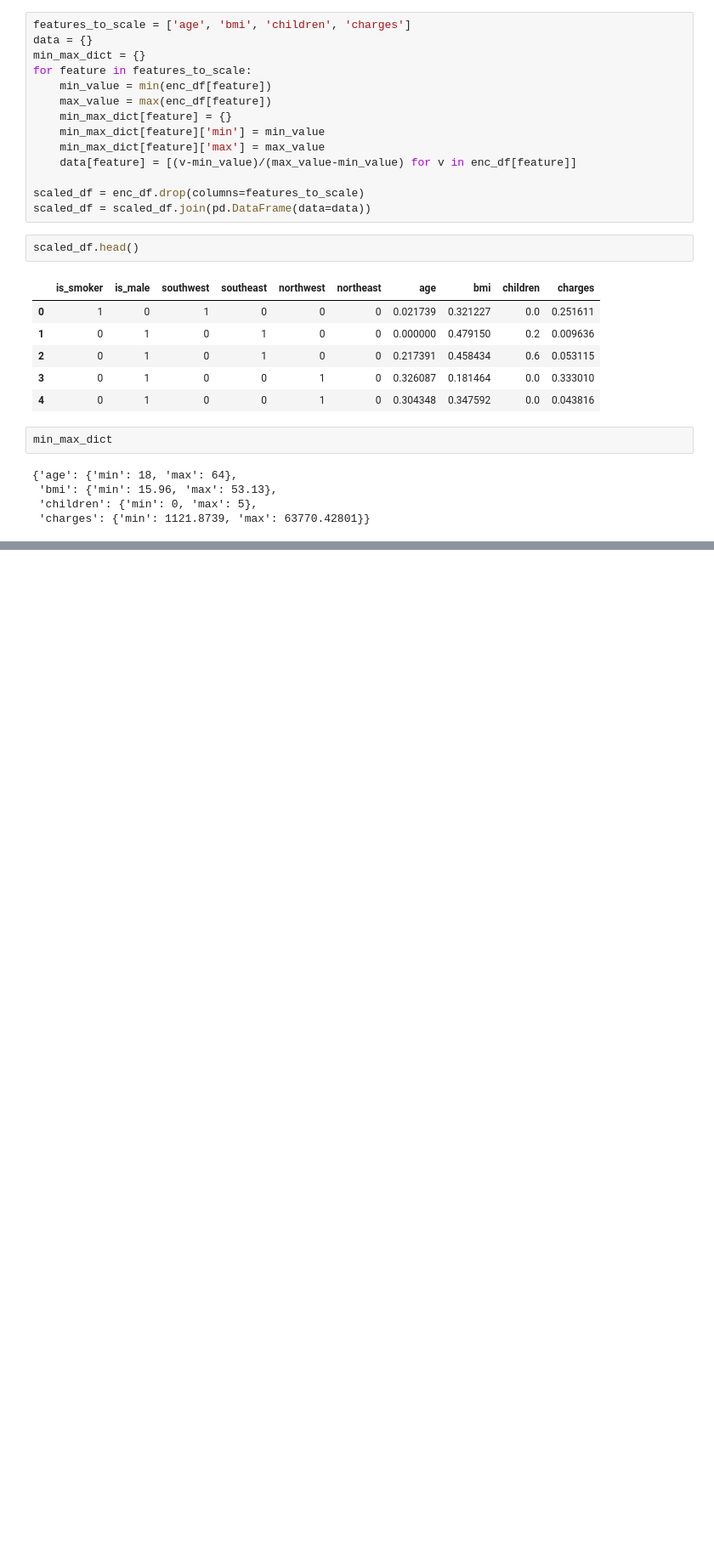
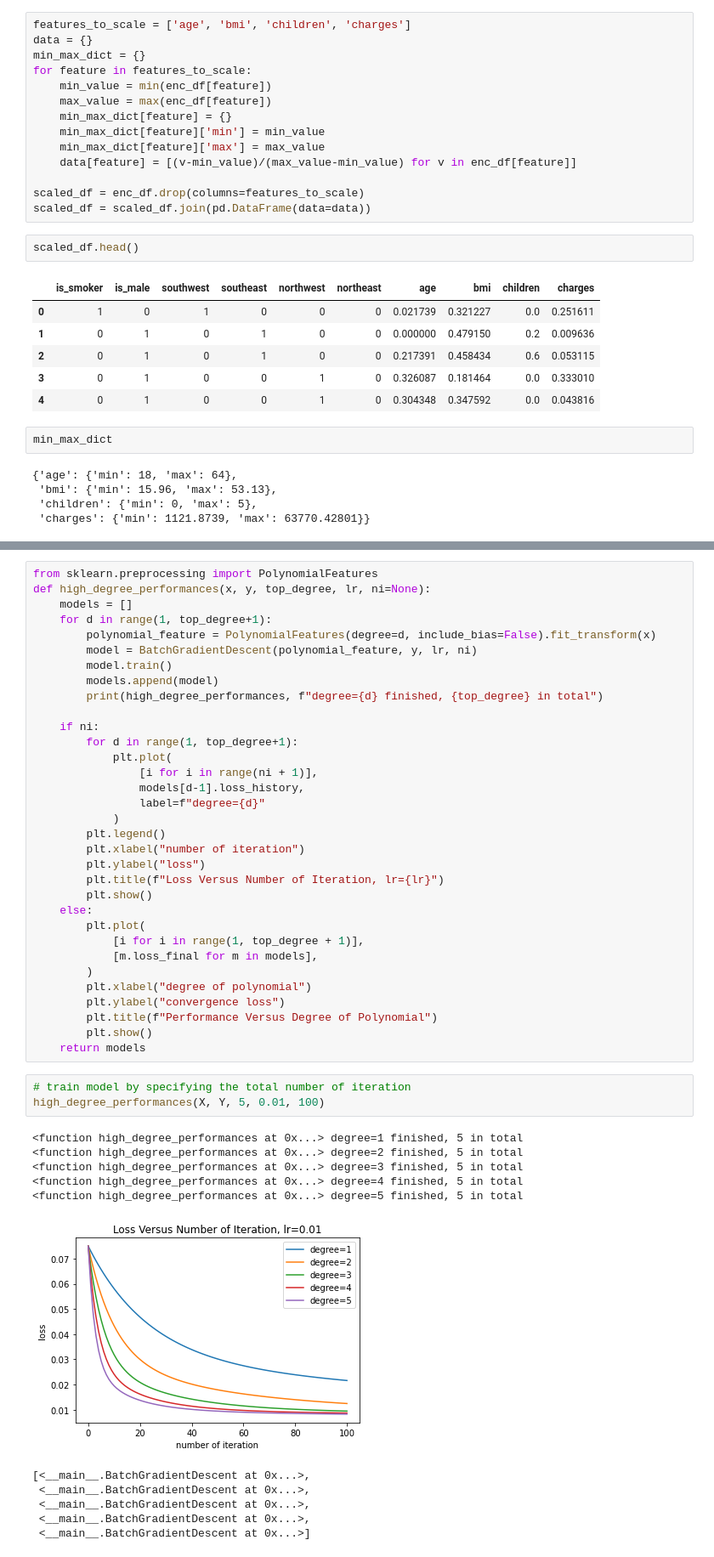
Before and after one commit to SanyueHan/COMP3027J-Data-Mining-Machine-Learning, a Jupyter notebook: Assignments/Assignment_1/Assignment_1_total.ipynb, the cells around one changed output, grey strips where cells are left out. Shown at 85% size. Drawn from its saved outputs; the diff is of its cells as text; blank space fills up the shorter version.

```diff
--- a/Assignments/Assignment_1/preprocess.ipynb
+++ b/Assignments/Assignment_1/Assignment_1_total.ipynb
@@ -194,0 +305,48 @@ min_max_dict
+# %%
+from sklearn.preprocessing import PolynomialFeatures
+def high_degree_performances(x, y, top_degree, lr, ni=None):
+    models = []
+    for d in range(1, top_degree+1):
+        polynomial_feature = PolynomialFeatures(degree=d, include_bias=False).fit_transform(x)
+        model = BatchGradientDescent(polynomial_feature, y, lr, ni)
+        model.train()
+        models.append(model)
+        print(high_degree_performances, f"degree={d} finished, {top_degree} in total")
+
+    if ni:
+        for d in range(1, top_degree+1):
+            plt.plot(
+                [i for i in range(ni + 1)],
+                models[d-1].loss_history,
+                label=f"degree={d}"
+            )
+        plt.legend()
+        plt.xlabel("number of iteration")
+        plt.ylabel("loss")
+        plt.title(f"Loss Versus Number of Iteration, lr={lr}")
+        plt.show()
+    else:
+        plt.plot(
+            [i for i in range(1, top_degree + 1)],
+            [m.loss_final for m in models],
+        )
+        plt.xlabel("degree of polynomial")
+        plt.ylabel("convergence loss")
+        plt.title(f"Performance Versus Degree of Polynomial")
+        plt.show()
+    return models
+# %%
+# train model by specifying the total number of iteration
+high_degree_performances(X, Y, 5, 0.01, 100)
+# %% [output]
+<function high_degree_performances at 0x...> degree=1 finished, 5 in total
+<function high_degree_performances at 0x...> degree=2 finished, 5 in total
+<function high_degree_performances at 0x...> degree=3 finished, 5 in total
+<function high_degree_performances at 0x...> degree=4 finished, 5 in total
+<function high_degree_performances at 0x...> degree=5 finished, 5 in total
+[figure, added]
+[<__main__.BatchGradientDescent at 0x...>,
+ <__main__.BatchGradientDescent at 0x...>,
+ <__main__.BatchGradientDescent at 0x...>,
+ <__main__.BatchGradientDescent at 0x...>,
+ <__main__.BatchGradientDescent at 0x...>]
```
Also changed, not shown: parts of 17 cells of this notebook.
